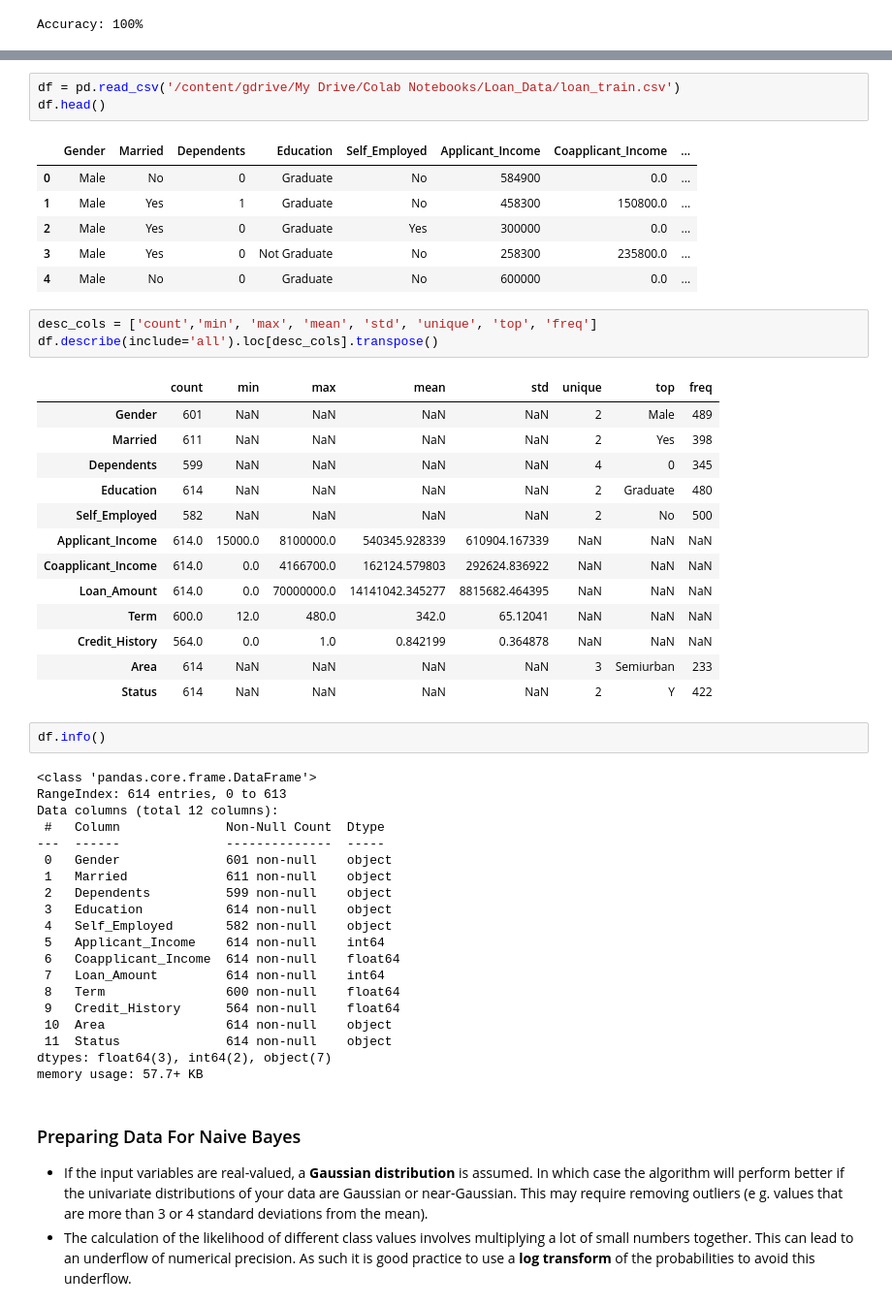
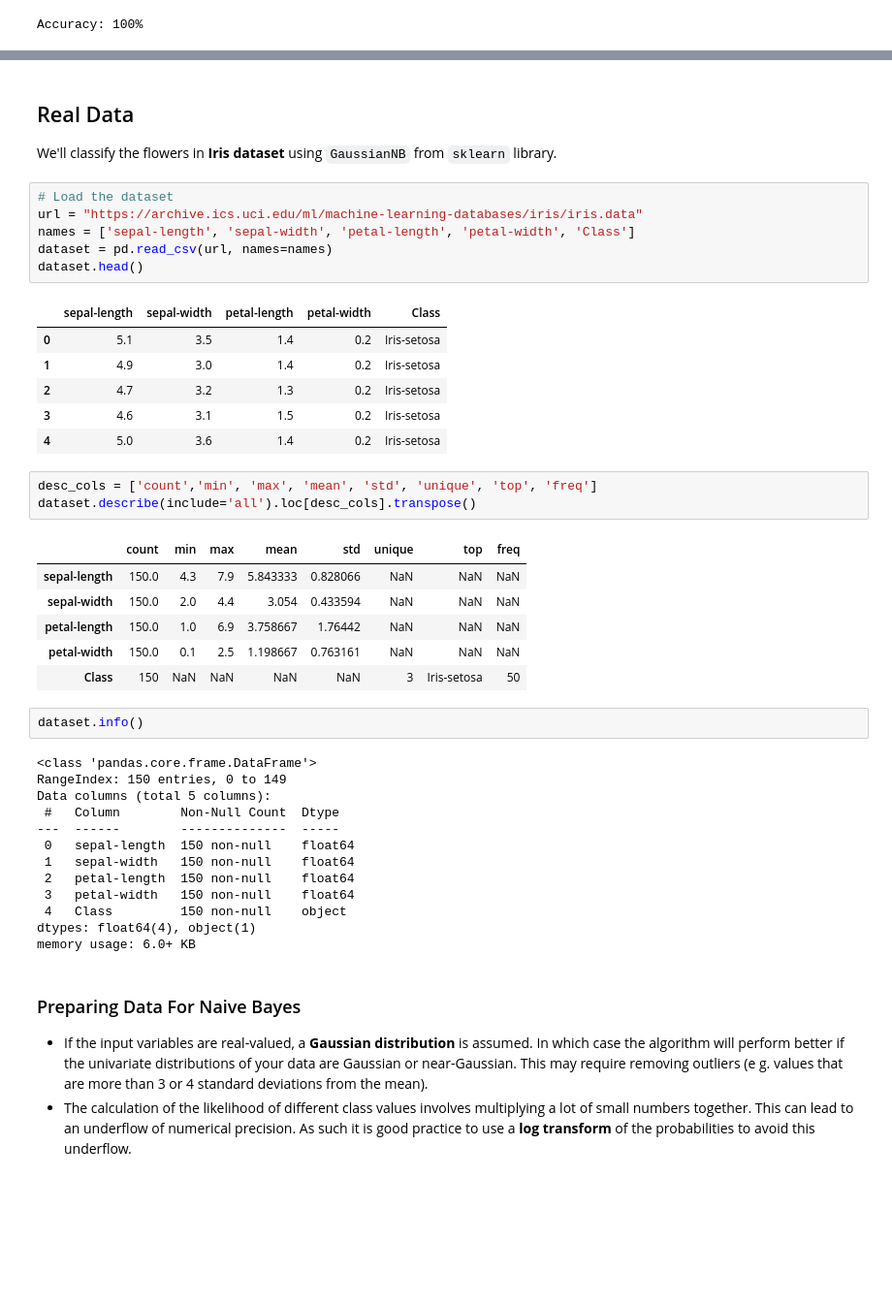
Before and after one commit to muscak/Master-Machine-Learning-Algorithms, a Jupyter notebook: Nonlinear-Algorithms/Gaussian-Naive-Bayes/Gaussian_Naive_Bayes.ipynb, the cells around one changed output, grey strips where cells are left out. Shown at 97% size. Drawn from its saved outputs; the diff is of its cells as text; blank space fills up the shorter version.

```diff
--- a/Nonlinear-Algorithms/Gaussian-Naive-Bayes/Gaussian_Naive_Bayes.ipynb
+++ b/Nonlinear-Algorithms/Gaussian-Naive-Bayes/Gaussian_Naive_Bayes.ipynb
@@ -225,52 +214,45 @@ Mounted at /content/gdrive
-# %%
-df = pd.read_csv('/content/gdrive/My Drive/Colab Notebooks/Loan_Data/loan_train.csv')
-df.head()
-# %% [output]
-|  | Gender | Married | Dependents | Education | Self_Employed | Applicant_Income | Coapplicant_Income | ... |
-| 0 | Male | No | 0 | Graduate | No | 584900 | 0.0 | ... |
-| 1 | Male | Yes | 1 | Graduate | No | 458300 | 150800.0 | ... |
-| 2 | Male | Yes | 0 | Graduate | Yes | 300000 | 0.0 | ... |
-| 3 | Male | Yes | 0 | Not Graduate | No | 258300 | 235800.0 | ... |
-| 4 | Male | No | 0 | Graduate | No | 600000 | 0.0 | ... |
+# %% [markdown]
+## Real Data<a id='realdata'></a>
+
+We'll classify the flowers in **Iris dataset** using `GaussianNB` from `sklearn` library.
+# %%
+# Load the dataset
+url = "https://archive.ics.uci.edu/ml/machine-learning-databases/iris/iris.data"
+names = ['sepal-length', 'sepal-width', 'petal-length', 'petal-width', 'Class']
+dataset = pd.read_csv(url, names=names)
+dataset.head()
+# %% [output]
+|  | sepal-length | sepal-width | petal-length | petal-width | Class |
+| 0 | 5.1 | 3.5 | 1.4 | 0.2 | Iris-setosa |
+| 1 | 4.9 | 3.0 | 1.4 | 0.2 | Iris-setosa |
+| 2 | 4.7 | 3.2 | 1.3 | 0.2 | Iris-setosa |
+| 3 | 4.6 | 3.1 | 1.5 | 0.2 | Iris-setosa |
+| 4 | 5.0 | 3.6 | 1.4 | 0.2 | Iris-setosa |
 # %%
 desc_cols = ['count','min', 'max', 'mean', 'std', 'unique', 'top', 'freq']
-df.describe(include='all').loc[desc_cols].transpose()
+dataset.describe(include='all').loc[desc_cols].transpose()
 # %% [output]
 |  | count | min | max | mean | std | unique | top | freq |
-| Gender | 601 | NaN | NaN | NaN | NaN | 2 | Male | 489 |
-| Married | 611 | NaN | NaN | NaN | NaN | 2 | Yes | 398 |
-| Dependents | 599 | NaN | NaN | NaN | NaN | 4 | 0 | 345 |
-| Education | 614 | NaN | NaN | NaN | NaN | 2 | Graduate | 480 |
-| Self_Employed | 582 | NaN | NaN | NaN | NaN | 2 | No | 500 |
-| Applicant_Income | 614.0 | 15000.0 | 8100000.0 | 540345.928339 | 610904.167339 | NaN | NaN | NaN |
-| Coapplicant_Income | 614.0 | 0.0 | 4166700.0 | 162124.579803 | 292624.836922 | NaN | NaN | NaN |
-| Loan_Amount | 614.0 | 0.0 | 70000000.0 | 14141042.345277 | 8815682.464395 | NaN | NaN | NaN |
-| Term | 600.0 | 12.0 | 480.0 | 342.0 | 65.12041 | NaN | NaN | NaN |
-| Credit_History | 564.0 | 0.0 | 1.0 | 0.842199 | 0.364878 | NaN | NaN | NaN |
-| Area | 614 | NaN | NaN | NaN | NaN | 3 | Semiurban | 233 |
-| Status | 614 | NaN | NaN | NaN | NaN | 2 | Y | 422 |
+| sepal-length | 150.0 | 4.3 | 7.9 | 5.843333 | 0.828066 | NaN | NaN | NaN |
+| sepal-width | 150.0 | 2.0 | 4.4 | 3.054 | 0.433594 | NaN | NaN | NaN |
+| petal-length | 150.0 | 1.0 | 6.9 | 3.758667 | 1.76442 | NaN | NaN | NaN |
+| petal-width | 150.0 | 0.1 | 2.5 | 1.198667 | 0.763161 | NaN | NaN | NaN |
+| Class | 150 | NaN | NaN | NaN | NaN | 3 | Iris-setosa | 50 |
 # %%
-df.info()
+dataset.info()
 # %% [output]
 <class 'pandas.core.frame.DataFrame'>
-RangeIndex: 614 entries, 0 to 613
-Data columns (total 12 columns):
- #   Column              Non-Null Count  Dtype
----  ------              --------------  -----
- 0   Gender              601 non-null    object
- 1   Married             611 non-null    object
- 2   Dependents          599 non-null    object
- 3   Education           614 non-null    object
- 4   Self_Employed       582 non-null    object
- 5   Applicant_Income    614 non-null    int64
- 6   Coapplicant_Income  614 non-null    float64
- 7   Loan_Amount         614 non-null    int64
- 8   Term                600 non-null    float64
- 9   Credit_History      564 non-null    float64
- 10  Area                614 non-null    object
- 11  Status              614 non-null    object
-dtypes: float64(3), int64(2), object(7)
-memory usage: 57.7+ KB
+RangeIndex: 150 entries, 0 to 149
+Data columns (total 5 columns):
+ #   Column        Non-Null Count  Dtype
+---  ------        --------------  -----
+ 0   sepal-length  150 non-null    float64
+ 1   sepal-width   150 non-null    float64
+ 2   petal-length  150 non-null    float64
+ 3   petal-width   150 non-null    float64
+ 4   Class         150 non-null    object
+dtypes: float64(4), object(1)
+memory usage: 6.0+ KB
 # %% [markdown]
 ### Preparing Data For Naive Bayes
 
```
Also changed, not shown: parts of 36 cells of this notebook.
